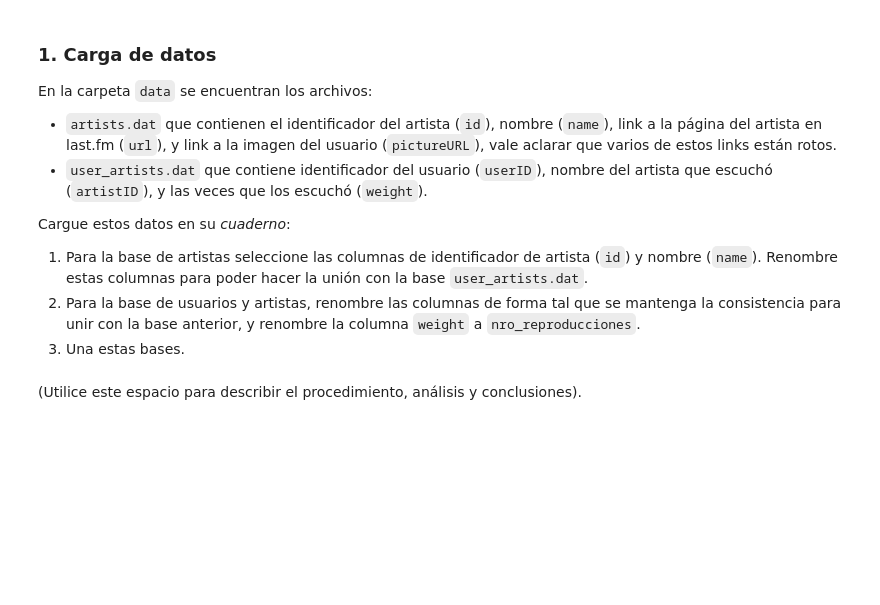
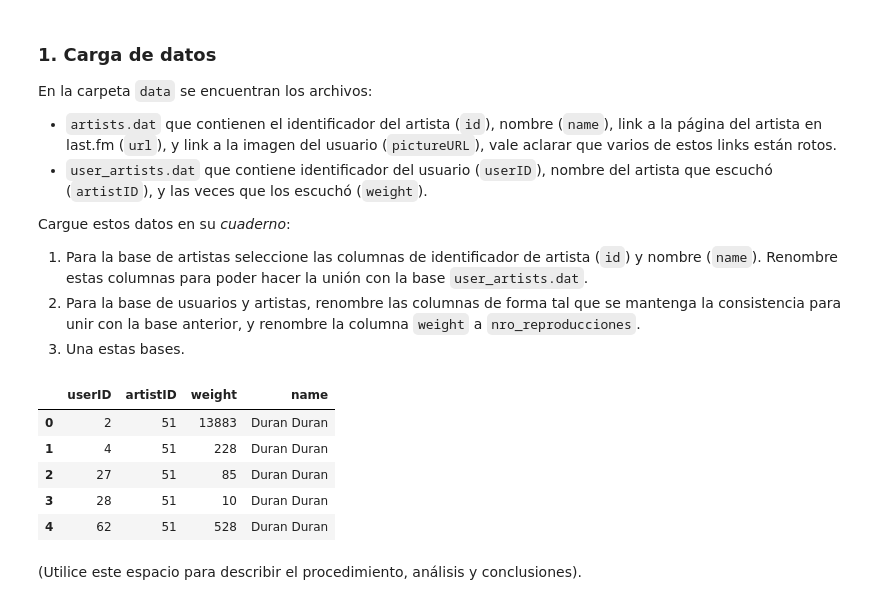
Before and after one commit to ggomez1803/ANS, a Jupyter notebook: Semana 5/Taller/S5_LC_Taller_Colab.ipynb, the cells around one changed output. Cells and saved outputs as stored; diff of their text form; code cells hidden in the pictures; blank space fills up the shorter version.

```diff
--- a/Semana 5/Taller/S5_LC_Taller_Colab.ipynb
+++ b/Semana 5/Taller/S5_LC_Taller_Colab.ipynb
@@ -38,3 +43,22 @@ Cargue estos datos en su *cuaderno*:
+# %%
+# Cargar datos de artistas
+df_artists = pd.read_csv('./data/artists.dat', sep='\t')
+df_artists.rename(columns={'id': 'artistID'}, inplace=True)
+df_artists.drop(columns=['url', 'pictureURL'], inplace=True)
+
+# Cargar datos de usuarios
+df_users = pd.read_csv('./data/user_artists.dat', sep='\t')
+
+# Unir la bases
+df = pd.merge(df_users, df_artists, on='artistID')
+df.head()
+# %% [output]
+|  | userID | artistID | weight | name |
+| 0 | 2 | 51 | 13883 | Duran Duran |
+| 1 | 4 | 51 | 228 | Duran Duran |
+| 2 | 27 | 51 | 85 | Duran Duran |
+| 3 | 28 | 51 | 10 | Duran Duran |
+| 4 | 62 | 51 | 528 | Duran Duran |
 # %% [markdown]
 (Utilice este espacio para describir el procedimiento, análisis y conclusiones).
 # %% [markdown]
```
Also changed, not shown: parts of 7 cells of this notebook.
